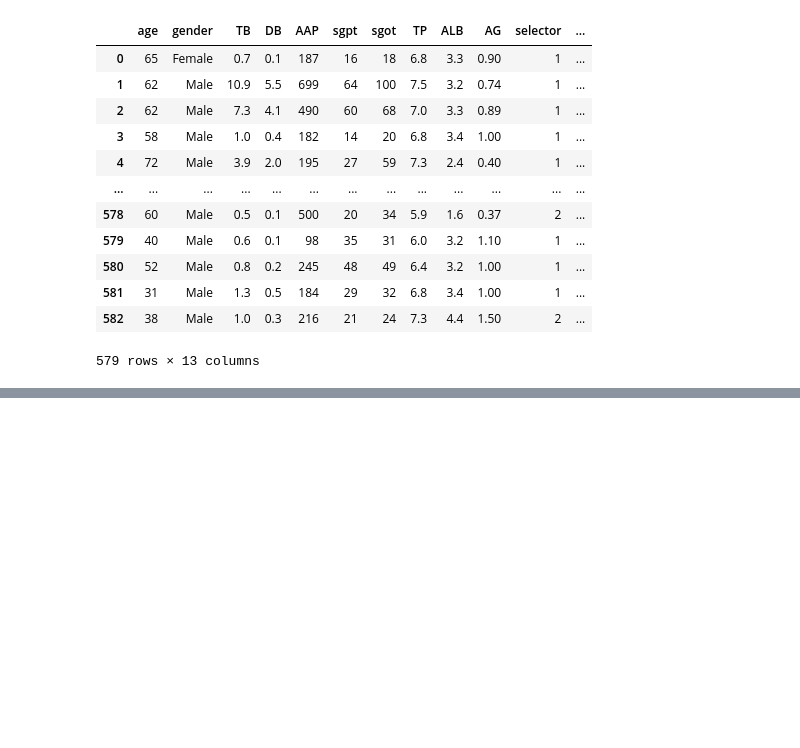
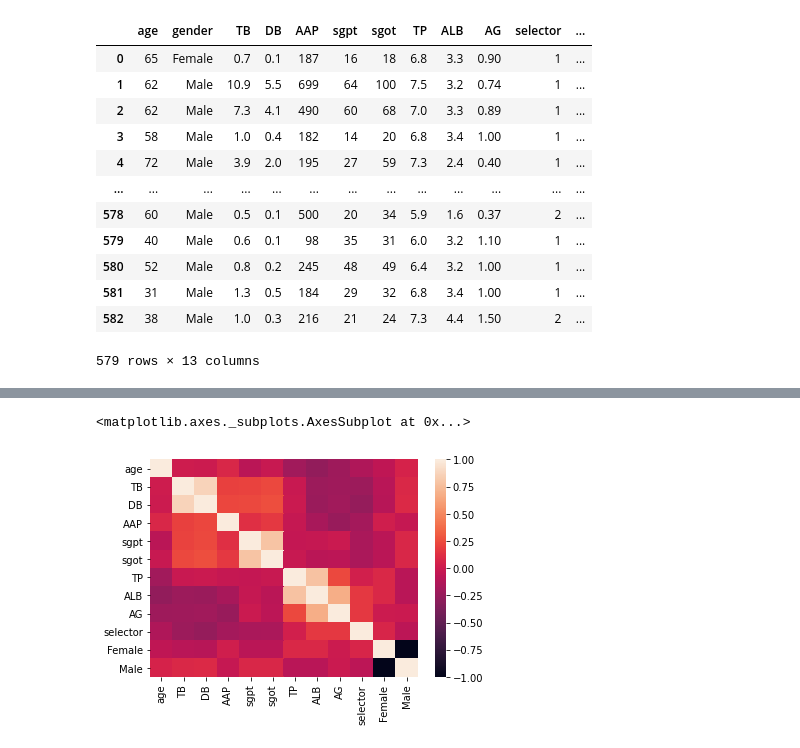
Before and after one commit to MugoChege/Liver-and-Tweets, a Jupyter notebook: Liver.ipynb, the cells around one changed output, grey strips where cells are left out. Drawn from its saved outputs; the diff is of its cells as text; code cells hidden in the pictures; blank space fills up the shorter version.

```diff
--- a/Liver.ipynb
+++ b/Liver.ipynb
@@ -141,0 +160,5 @@ sure
+# %%
+sns.heatmap(toeda.corr())
+# %% [output]
+<matplotlib.axes._subplots.AxesSubplot at 0x...>
+[figure, added]
```
Also changed, not shown: parts of 16 cells of this notebook.
